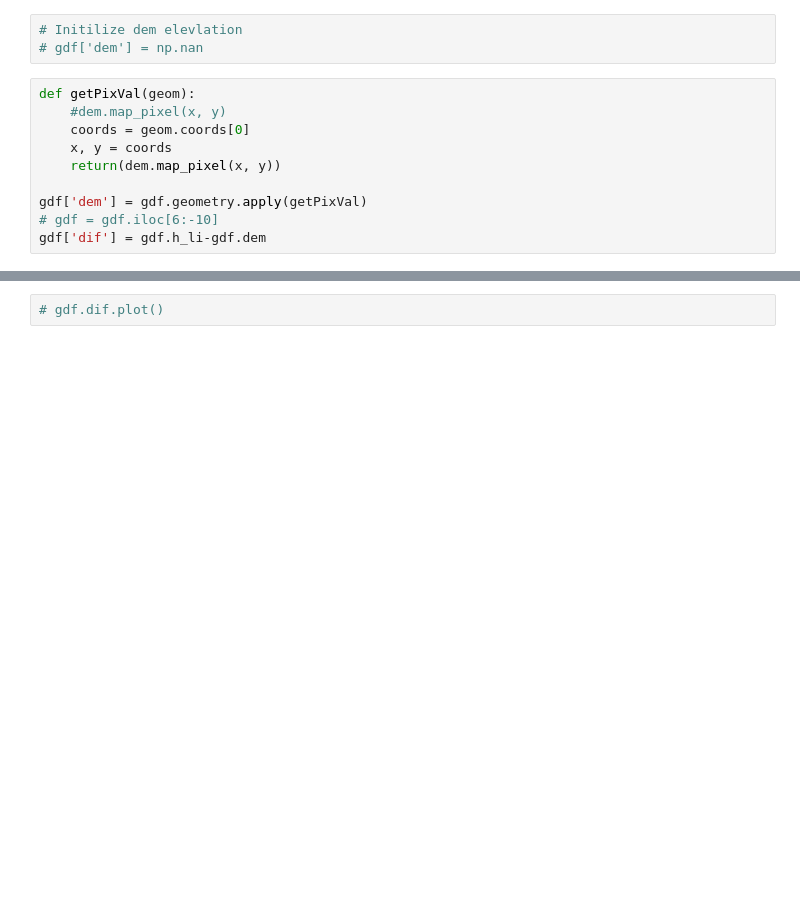
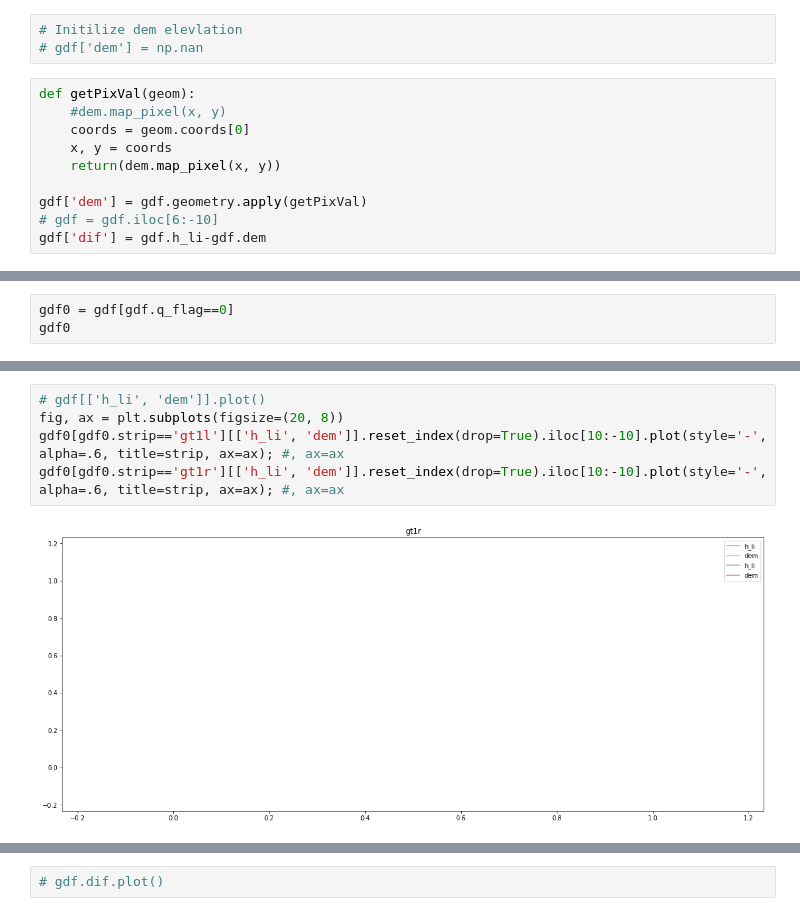
Before and after one commit to bidhya/icesat2, a Jupyter notebook: 41_Compare_DEM_and_Icesat_elevation_georasters.ipynb, the cells around one changed output, grey strips where cells are left out. Drawn from its saved outputs; the diff is of its cells as text; blank space fills up the shorter version.

```diff
--- a/41_Compare_DEM_and_Icesat_elevation_georasters.ipynb
+++ b/41_Compare_DEM_and_Icesat_elevation_georasters.ipynb
@@ -275,0 +257,3 @@ for strip in strips:
+# %%
+gdf0 = gdf[gdf.q_flag==0]
+gdf0
@@ -275,0 +274,7 @@ for strip in strips:
+# %%
+# gdf[['h_li', 'dem']].plot()
+fig, ax = plt.subplots(figsize=(20, 8))
+gdf0[gdf0.strip=='gt1l'][['h_li', 'dem']].reset_index(drop=True).iloc[10:-10].plot(style='-', alpha=.6, title=strip, ax=ax); #, ax=ax
+gdf0[gdf0.strip=='gt1r'][['h_li', 'dem']].reset_index(drop=True).iloc[10:-10].plot(style='-', alpha=.6, title=strip, ax=ax); #, ax=ax
+# %% [output]
+[figure, added]
```
Also changed, not shown: parts of 34 cells of this notebook, 8 other files.
